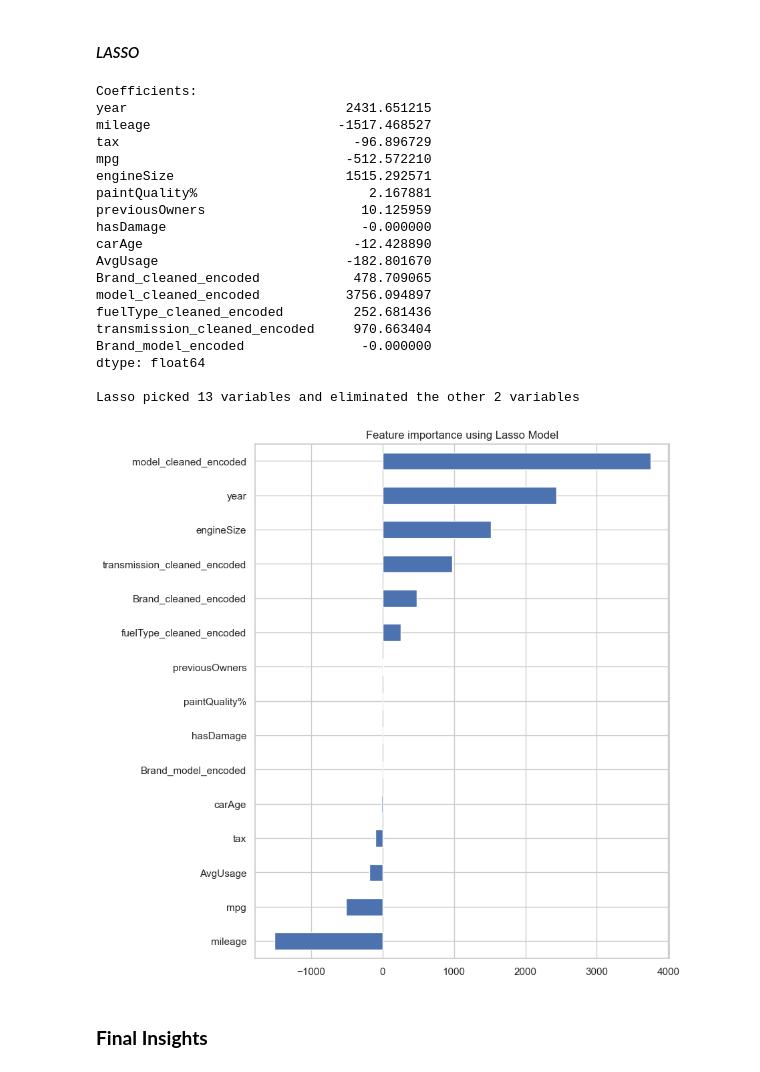
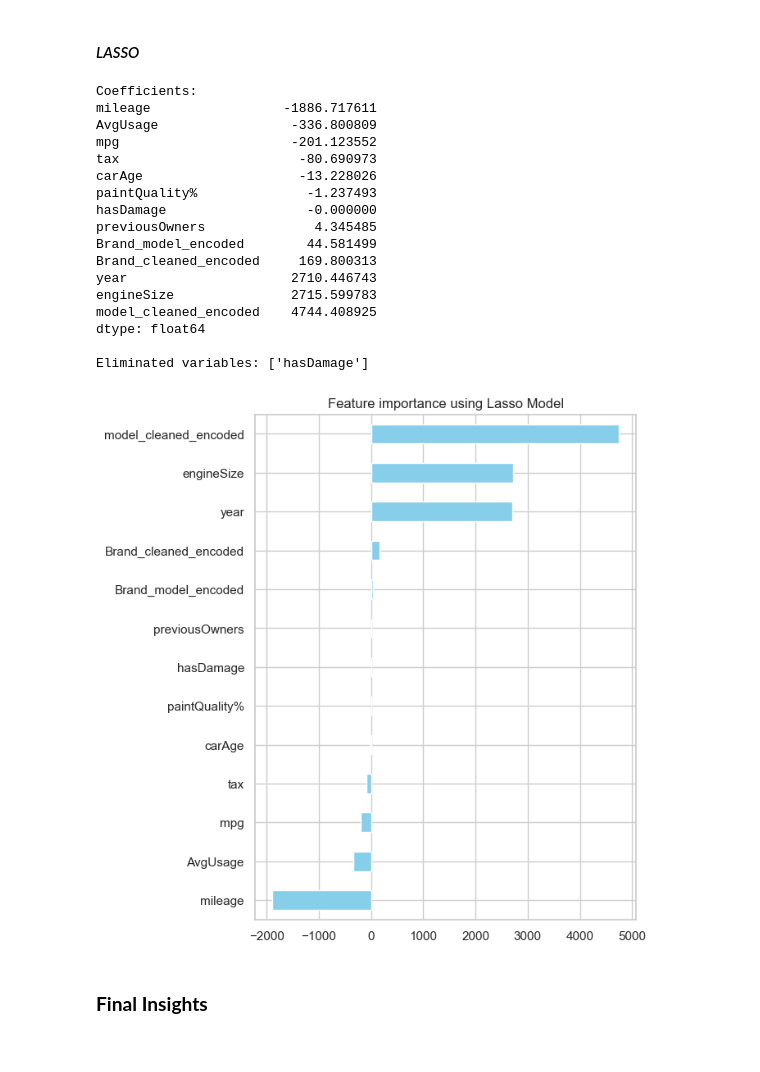
Before and after one commit to barbara-sousa-franco/Machine-Learning-Project, a Jupyter notebook: Deliverable 1 - novo.ipynb, the cells around one changed output. Saved outputs shown, nothing was run; the diff lists cells and outputs as text; code cells hidden in the pictures.

```diff
--- a/Deliverable 1 - novo.ipynb
+++ b/Deliverable 1 - novo.ipynb
@@ -2611,43 +2652,38 @@ def plot_importance(coef,name):
     """ Documentar"""
 
     imp_coef = coef.sort_values()
-    plt.figure(figsize=(8,10))
-    imp_coef.plot(kind = "barh")
+    plt.figure(figsize=(6,8))
+    imp_coef.plot(kind = "barh", color='skyblue')
     plt.title("Feature importance using " + name + " Model")
     plt.show()
 # %% [markdown]
 #### *LASSO*
 # %%
 reg = LassoCV()
-reg.fit(X_train_scaled, y_train)
-coef = pd.Series(reg.coef_, index = X_train_scaled.columns)
-coef.sort_values()
-print(f'Coefficients:\n{coef}\n')
-print(f'Lasso picked {str(sum(coef != 0))} variables and eliminated the other {str(sum(coef == 0))} variables')
+reg.fit(X_train_aux, y_train)
+coef = pd.Series(reg.coef_, index = X_train_aux.columns)
+print(f'Coefficients:\n{coef.sort_values()}\n')
+print(f'Eliminated variables: {[feat for feat in coef.index if coef[feat]==0]}')
+plot_importance(coef.sort_values(),'Lasso')
 # %% [output]
 Coefficients:
-year                            2431.651215
-mileage                        -1517.468527
-tax                              -96.896729
-mpg                             -512.572210
-engineSize                      1515.292571
-paintQuality%                      2.167881
-previousOwners                    10.125959
-hasDamage                         -0.000000
-carAge                           -12.428890
-AvgUsage                        -182.801670
-Brand_cleaned_encoded            478.709065
-model_cleaned_encoded           3756.094897
-fuelType_cleaned_encoded         252.681436
-transmission_cleaned_encoded     970.663404
-Brand_model_encoded               -0.000000
+mileage                 -1886.717611
+AvgUsage                 -336.800809
+mpg                      -201.123552
+tax                       -80.690973
+carAge                    -13.228026
+paintQuality%              -1.237493
+hasDamage                  -0.000000
+previousOwners              4.345485
+Brand_model_encoded        44.581499
+Brand_cleaned_encoded     169.800313
+year                     2710.446743
+engineSize               2715.599783
+model_cleaned_encoded    4744.408925
 dtype: float64
 
-Lasso picked 13 variables and eliminated the other 2 variables
+Eliminated variables: ['hasDamage']
+[figure, added]
-# %%
-plot_importance(coef,'Lasso')
-# %% [output]
-[figure, removed]
 # %% [markdown]
 ### **Final Insights**
 # %% [markdown]
```
Also changed, not shown: parts of 82 cells of this notebook.
